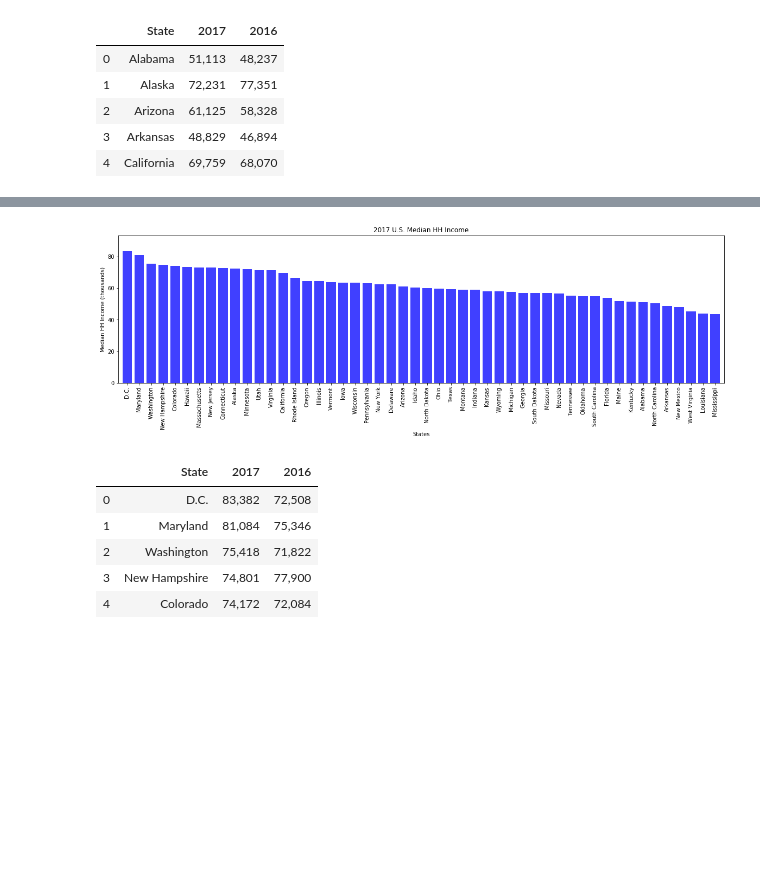
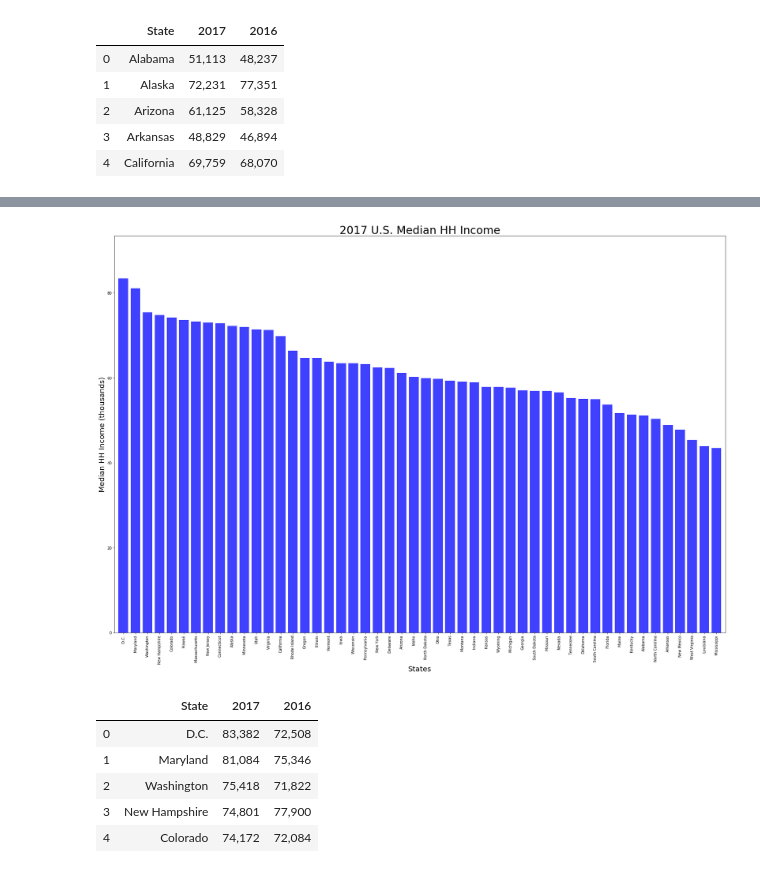
Before and after one commit to calderon0423/Commitment-Issues, a Jupyter notebook: Median_Household_Income.ipynb, the cells around one changed output, grey strips where cells are left out. Cells and saved outputs as stored; diff of their text form; code cells hidden in the pictures; blank space fills up the shorter version.

```diff
--- a/Median_Household_Income.ipynb
+++ b/Median_Household_Income.ipynb
@@ -49,21 +49,21 @@ mkdir: output_data: File exists
 # %%
-plt.figure(figsize=(20,5))
+plt.figure(figsize=(30,20))
 
 x_axis2 = [x for x in sorted_2017['State']]
 plt.bar(x_axis2, median_income_2017, color = 'blue', alpha = 0.75, align = 'center')
 plt.xticks(rotation = 'vertical')
 
 plt.xlim(-0.75, len(x_axis2)-0.25)
 plt.ylim(0, max(median_income_2017)+10)
 
-plt.xlabel('States')
-plt.ylabel('Median HH Income (thousands)')
-plt.title('2017 U.S. Median HH Income')
+plt.xlabel('States', fontsize = 20)
+plt.ylabel('Median HH Income (thousands)', fontsize = 20)
+plt.title('2017 U.S. Median HH Income', fontsize = 30)
 
 plt.savefig("output_data/2017_Median_HH_Income.png")
 plt.show()
 # %% [output]
-[figure, old version]
+[figure, new version]
 # %%
 #Data Frame to be analyzed against Zillow Median Rent Price
 sorted_df = pd.merge(sorted_2017, sorted_2016, on ='State' )
```
Also changed, not shown: parts of 2 cells of this notebook, 4 other files.
